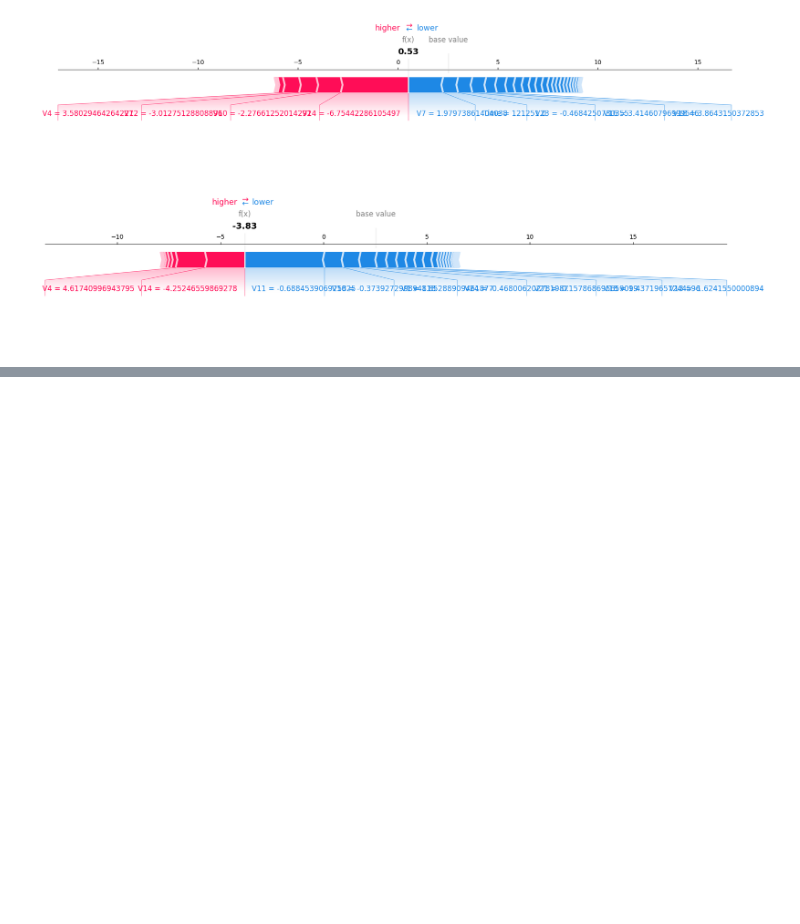
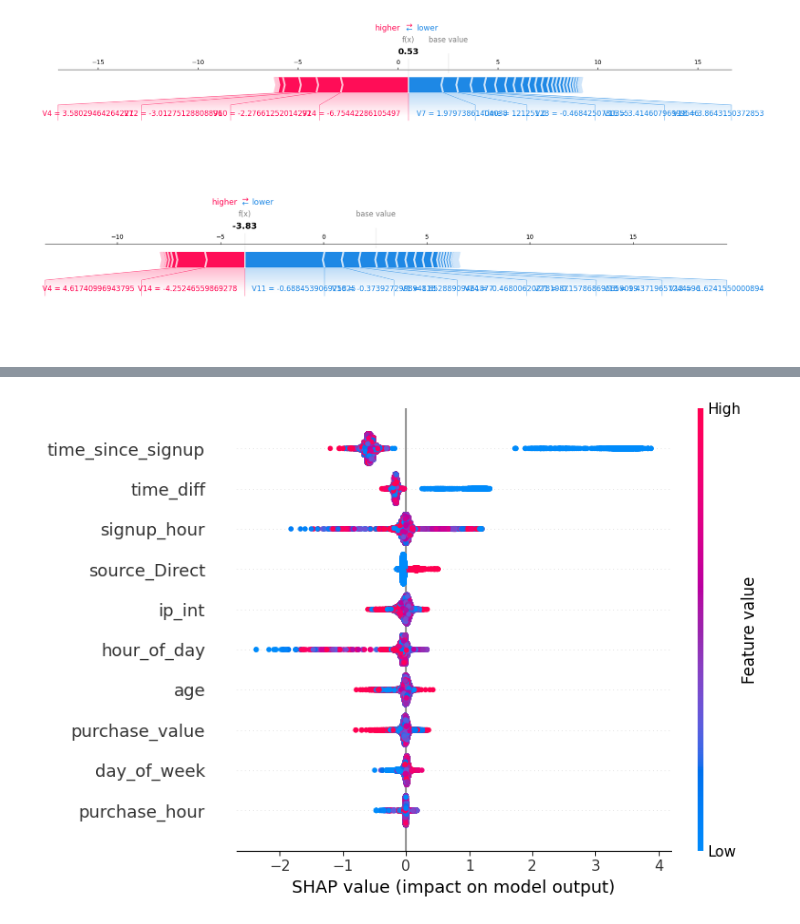
Before and after one commit to Feven777/detection-of-fraud-cases-for-e-commerce-and-bank-transactions, a Jupyter notebook: notebooks/model-explainability.ipynb, the cells around one changed output, grey strips where cells are left out. Saved outputs shown, nothing was run; the diff lists cells and outputs as text; code cells hidden in the pictures; blank space fills up the shorter version.

```diff
--- a/notebooks/model-explainability.ipynb
+++ b/notebooks/model-explainability.ipynb
@@ -132,0 +191,12 @@ shap.force_plot(
+# %%
+explainer = shap.TreeExplainer(model)
+shap_values = explainer.shap_values(X_test)
+# %%
+shap.summary_plot(
+    shap_values,
+    X_test,
+    max_display=10,
+    show=True
+)
+# %% [output]
+[figure, added]
```
Also changed, not shown: parts of 7 cells of this notebook.
